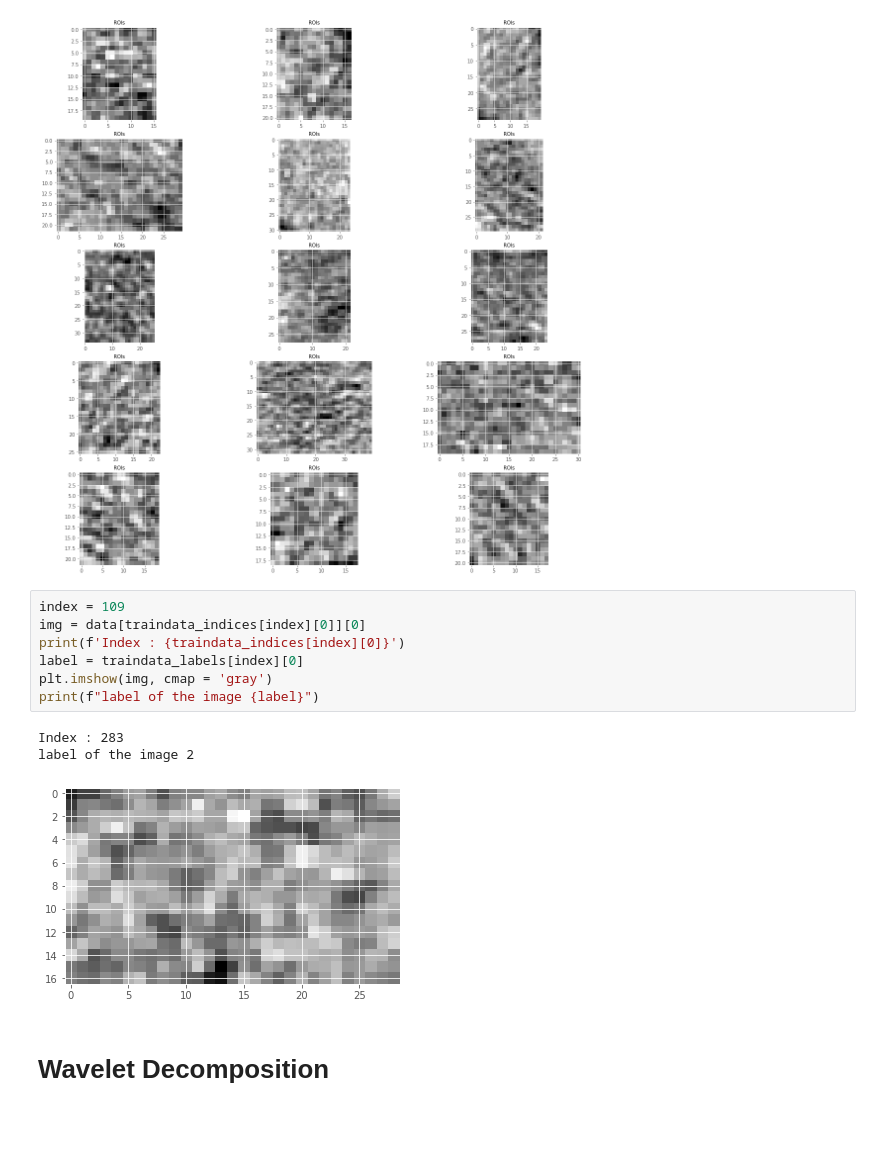
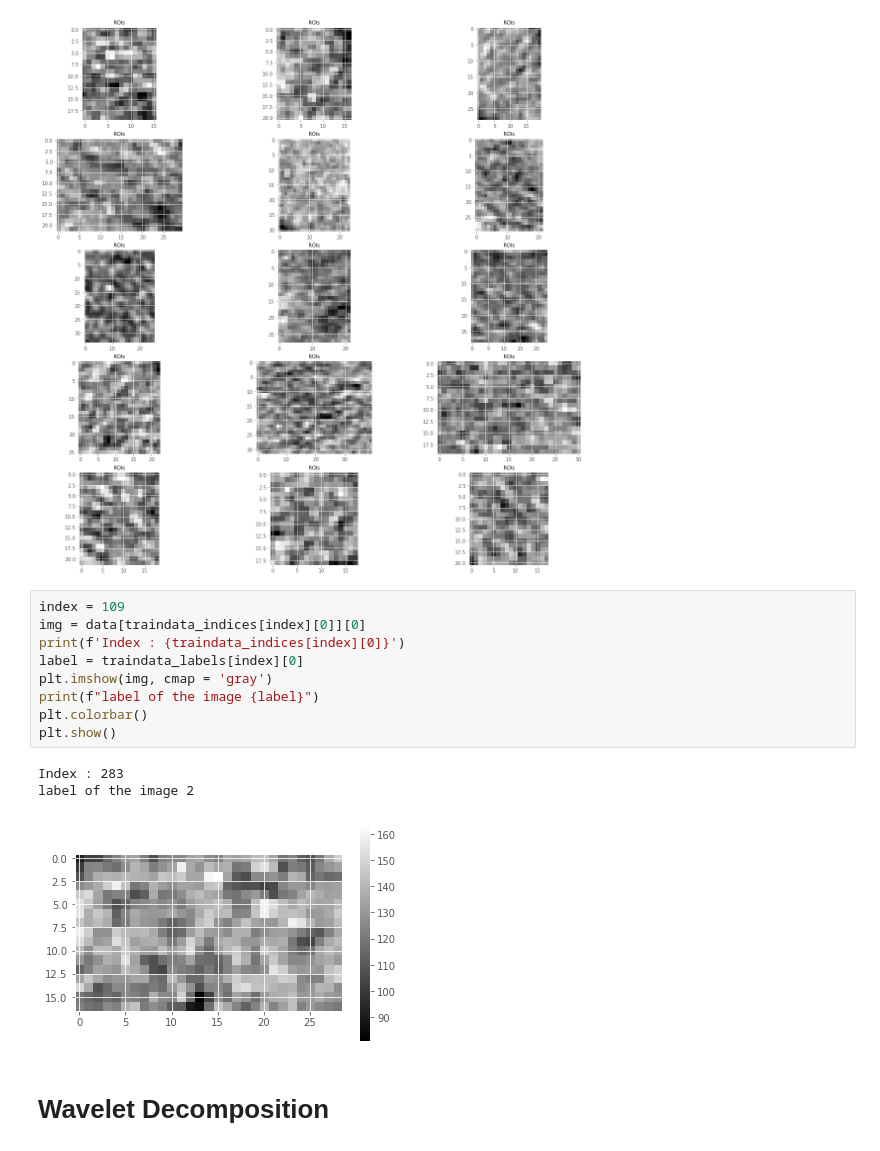
Before and after one commit to Mithunjha/PDAC_Prediction, a Jupyter notebook: Implementation.ipynb, the cells around one changed output. Saved outputs shown, nothing was run; the diff lists cells and outputs as text; blank space fills up the shorter version.

```diff
--- a/Implementation.ipynb
+++ b/Implementation.ipynb
@@ -108,14 +116,16 @@ plt.show()
 # %%
 index = 109
 img = data[traindata_indices[index][0]][0]
 print(f'Index : {traindata_indices[index][0]}')
 label = traindata_labels[index][0]
 plt.imshow(img, cmap = 'gray')
 print(f"label of the image {label}")
+plt.colorbar()
+plt.show()
 # %% [output]
 Index : 283
 label of the image 2
-[figure, old version]
+[figure, new version]
 # %% [markdown]
 # Wavelet Decomposition
 # %% [markdown]
```
Also changed, not shown: parts of 57 cells of this notebook.
